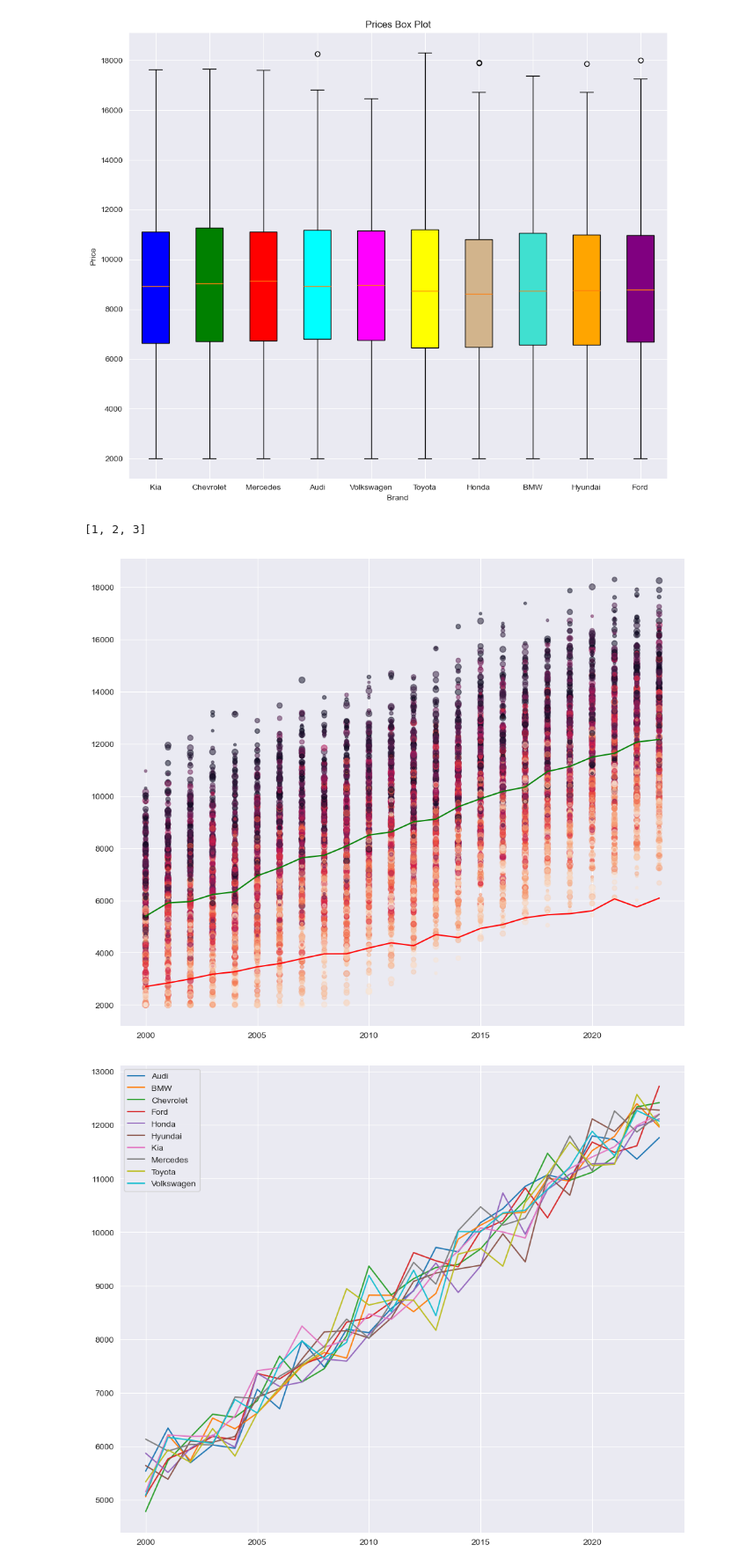
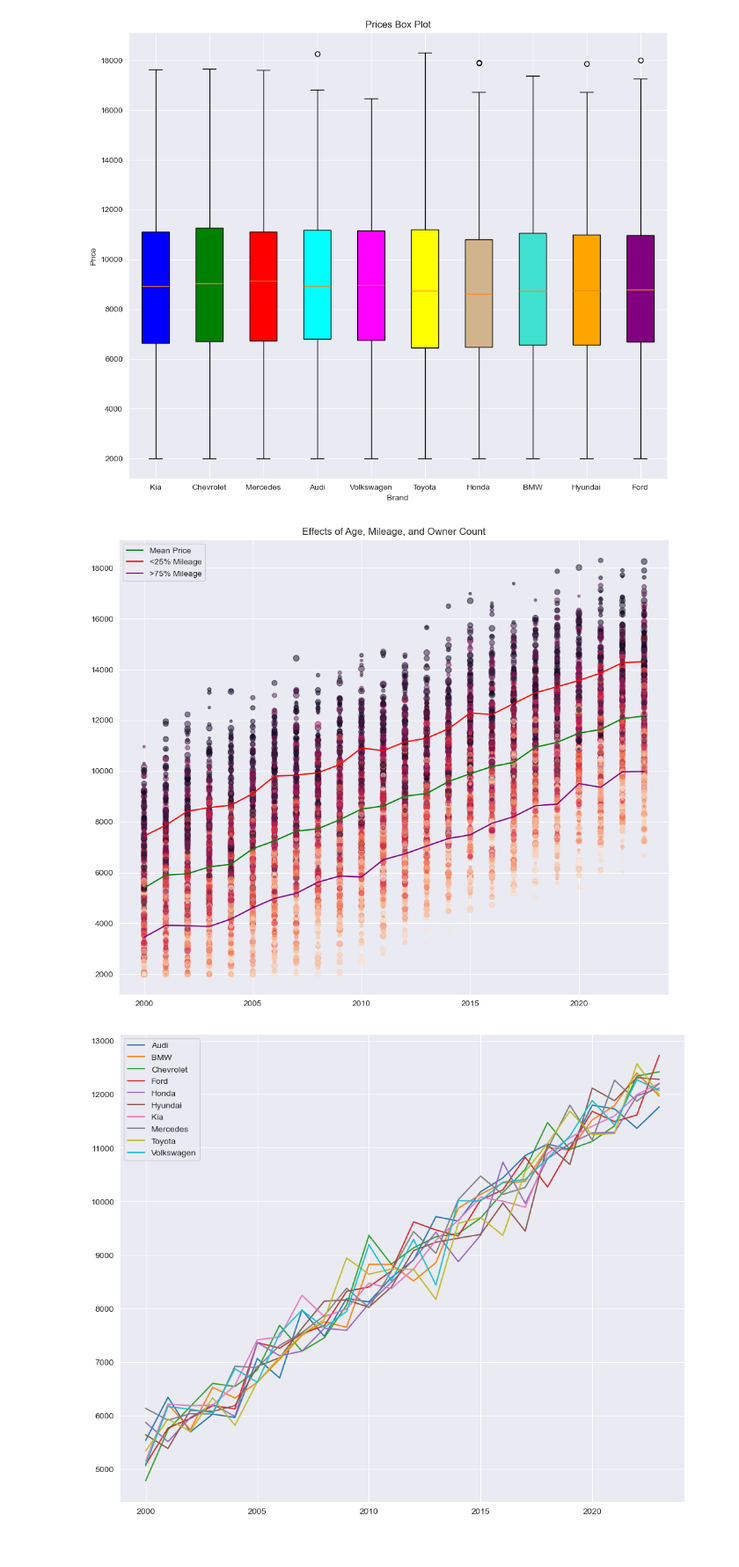
Before and after one commit to EmilianoDeLaGarzaVillarreal/CarPriceAnalysis, a Jupyter notebook: sample.ipynb, the cells around one changed output. Shown at 88% size. Saved outputs shown, nothing was run; the diff lists cells and outputs as text; code cells hidden in the pictures.

```diff
--- a/sample.ipynb
+++ b/sample.ipynb
@@ -140,26 +126,29 @@ for patch, color in zip(bplot['boxes'], colors):
 plt.show()
 # %% [output]
 [figure]
-# %%
-x=df['Year'].unique()
-y = [3,2,1]
-y.sort()
-print(y)
-# %% [output]
-[1, 2, 3]
 # %%
 plt.close()
 fig, ax = plt.subplots(figsize=(12,10))
-years = df['Year'].unique()
-mean_price_per_year = df[['Year', 'Price']].groupby(['Year']).mean().reset_index()['Price']
-mean_miles_car_age = df[['Year', 'Norm_Mileage', 'Price']].groupby(['Year']).mean().reset_index()['Norm_Mileage']
+years = df['Year'].unique() #simply the years 2000-2024
+mean_price_per_year = df[['Year', 'Price']].groupby(['Year']).mean().reset_index()['Price'] #This is the mean price for a given year
+miles_car_bottom = df[['Mileage', 'Year']].groupby(['Year']).quantile(0.25).reset_index() #This is the mileage in the bottom 25 quantile
+price_miles_bottom = []
+for miles, year in zip(miles_car_bottom['Mileage'], miles_car_bottom['Year']):
+    price_miles_bottom.append(df[(df['Mileage'] < miles) & (df['Year'] == year)]['Price'].mean().item()) #When conditions met get mean price of that item
+miles_car_top = df[['Year', 'Mileage']].groupby(['Year']).quantile(0.75).reset_index() #This is the mileage in the top 25 quantile
+price_miles_top = []
+for miles, year in zip(miles_car_top['Mileage'], miles_car_top['Year']):
+    price_miles_top.append(df[(df['Mileage'] > miles) & (df['Year'] == year)]['Price'].mean().item())
 years.sort()
 ax.scatter(x=df['Year'], y=df['Price'], s=df['Owner_Count']*10, c=df['Norm_Mileage'], alpha=0.5)
-ax.plot(years, mean_price_per_year, color='green')
-ax.plot(years, mean_miles_car_age*mean_price_per_year, color='red') #I need to find a way to show how badly mileage affects price in a car
+ax.plot(years, mean_price_per_year, color='green', label='Mean Price') #Plots average price over time
+ax.plot(years, price_miles_bottom, color='red', label='<25% Mileage') #Plots average price over time of cars with the 25% LEAST mileage
+ax.plot(years, price_miles_top, color='purple', label='>75% Mileage') #Plots average price over time of cars with the 25% MOST mileage
+ax.legend()
+ax.set_title('Effects of Age, Mileage, and Owner Count')
 plt.show()
 # %% [output]
-[figure, old version]
+[figure, new version]
 # %%
 plt.close()
 fig, ax = plt.subplots(figsize=(12,10))
```
Also changed, not shown: parts of 7 cells of this notebook.
